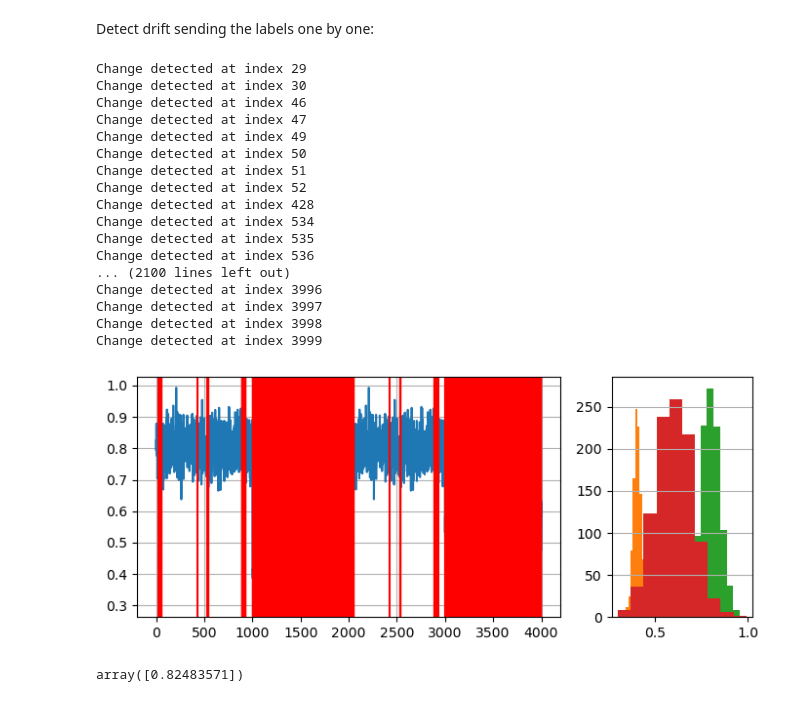
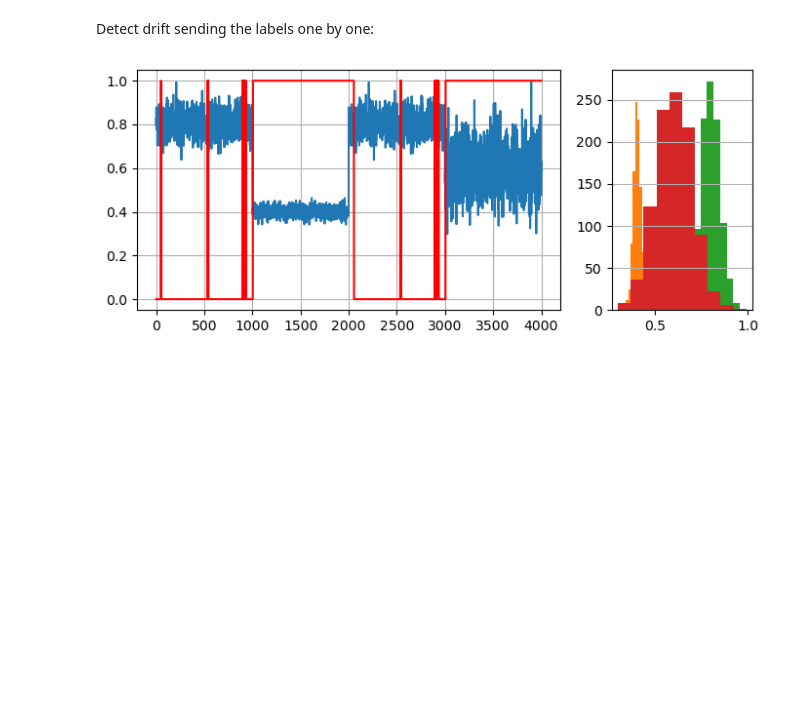
Before and after one commit to sign-ai/drifting, a Jupyter notebook: docs/code/label_drift.ipynb, the cells around one changed output. Drawn from its saved outputs; the diff is of its cells as text; code cells hidden in the pictures; blank space fills up the shorter version.

```diff
--- a/docs/code/label_drift.ipynb
+++ b/docs/code/label_drift.ipynb
@@ -25,7 +25,7 @@ dist_c = random_state.normal(0.6, 0.1, 1000)
 stream = np.concatenate((dist_a, dist_b, dist_a, dist_c))
 
 # Auxiliary function to plot the data
-def plot_data(dist_a, dist_b, dist_c, drifts=None):
+def plot_data(dist_a, dist_b, dist_c, drifts=None, data_length=None):
     fig = plt.figure(figsize=(7,3), tight_layout=True)
     gs = gridspec.GridSpec(1, 2, width_ratios=[3, 1])
     ax1, ax2 = plt.subplot(gs[0]), plt.subplot(gs[1])
@@ -37,8 +37,10 @@ def plot_data(dist_a, dist_b, dist_c, drifts=None):
     ax2.hist(dist_a, label=r'$dist_a$')
     ax2.hist(dist_c, label=r'$dist_c$')
     if drifts is not None:
-        for drift_detected in drifts:
-            ax1.axvline(drift_detected, color='red')
+
+        detections = np.zeros((data_length,))
+        detections[drifts] = 1
+        ax1.plot(detections, color='red')
     plt.show()
 
 plot_data(dist_a, dist_b, dist_c)
@@ -72,37 +76,15 @@ ReadTimeout: HTTPConnectionPool(host='localhost', port=8080): Read timed out. (r
 Detect drift sending the labels one by one:
 # %%
 
-drifts = []
+drifts, stat_vals = [], []
 for i, val in enumerate(test_data):
     val = np.array([val])
     is_drift, stat_val = client.predict(val, drift_type=DriftType.LABEL, detector_name=detector_name)
     # print(response)
+    stat_vals.append(stat_val)
     if is_drift:
         # The drift detector indicates after each sample if there is a drift in the data
-        print(f'Change detected at index {i}')
         drifts.append(i)
-    break
-plot_data(dist_a, dist_b, dist_c, drifts)
+plot_data(dist_a, dist_b, dist_c, drifts, data_length=len(test_data))
 # %% [output]
-Change detected at index 29
-Change detected at index 30
-Change detected at index 46
-Change detected at index 47
-Change detected at index 49
-Change detected at index 50
-Change detected at index 51
-Change detected at index 52
-Change detected at index 428
-Change detected at index 534
-Change detected at index 535
-Change detected at index 536
-... (2100 lines left out)
-Change detected at index 3996
-Change detected at index 3997
-Change detected at index 3998
-Change detected at index 3999
-[figure, old version]
+[figure, new version]
-# %%
-val
-# %% [output]
-array([0.82483571])
```
Also changed, not shown: parts of 3 cells of this notebook, 4 other files.
